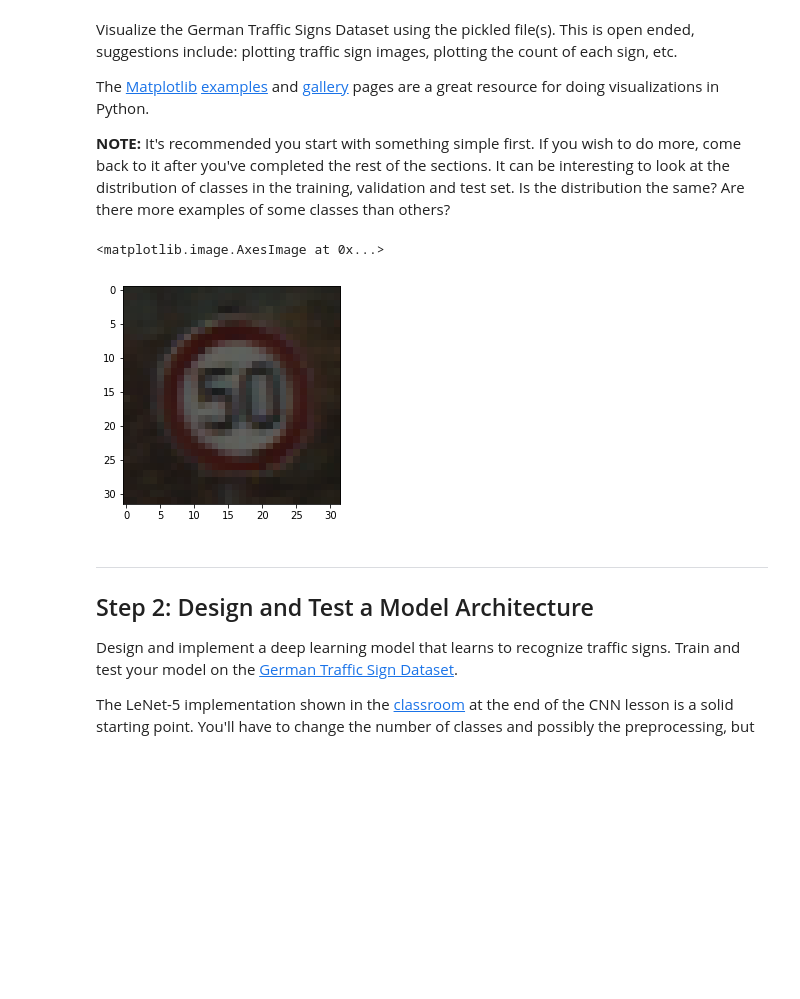
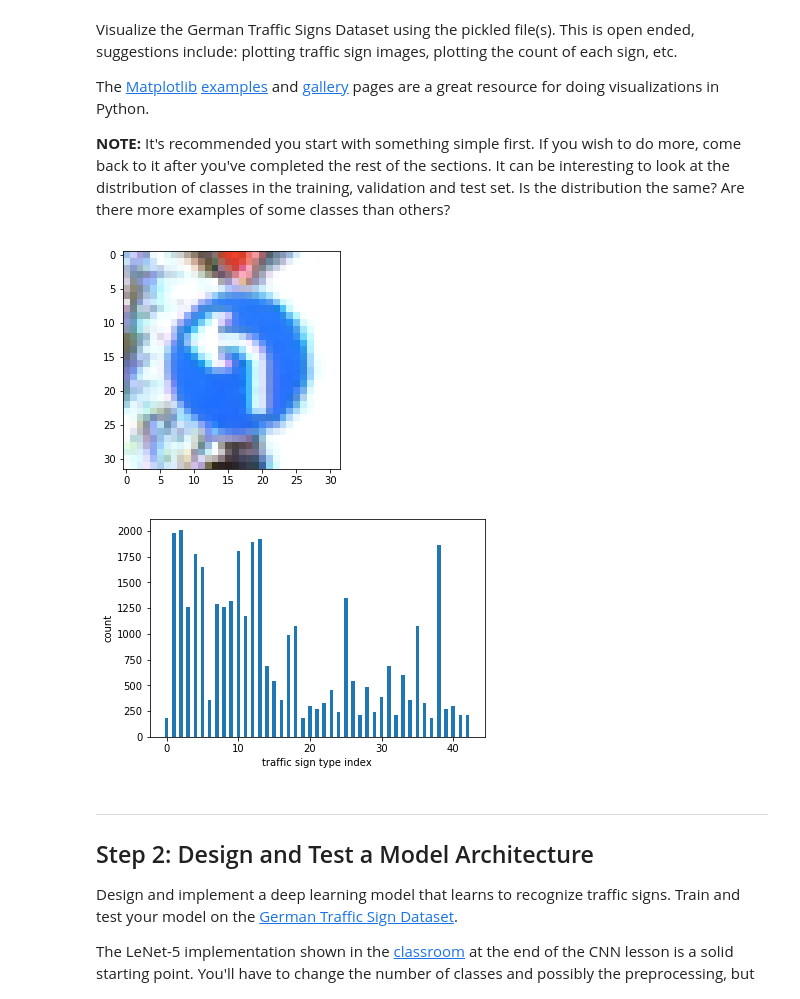
Before and after one commit to kbobrowski/CarND-Traffic-Sign-Classifier-Project, a Jupyter notebook: Traffic_Sign_Classifier.ipynb, the cells around one changed output. Cells and saved outputs as stored; diff of their text form; code cells hidden in the pictures; blank space fills up the shorter version.

```diff
--- a/Traffic_Sign_Classifier.ipynb
+++ b/Traffic_Sign_Classifier.ipynb
@@ -96,16 +96,23 @@ The [Matplotlib](http://matplotlib.org/) [examples](http://matplotlib.org/exampl
 # %%
 ### Data exploration visualization code goes here.
 ### Feel free to use as many code cells as needed.
 import matplotlib.pyplot as plt
 from scipy.misc import imresize
 # Visualizations will be shown in the notebook.
 %matplotlib inline
 from random import randint
 i = randint(0, X_test_orig.shape[0])
 plt.imshow(X_test_orig[i])
+plt.show()
+
+bins = [-0.5 + k for k in range(n_classes+1)]
+plt.hist(y_train, rwidth=0.5, bins=bins)
+plt.xlabel('traffic sign type index')
+plt.ylabel('count')
+plt.show()
 # %% [output]
-<matplotlib.image.AxesImage at 0x...>
-[figure, old version]
+[figure, new version]
+[figure, added]
 # %% [markdown]
 ----
 
```
Also changed, not shown: parts of 9 cells of this notebook.
